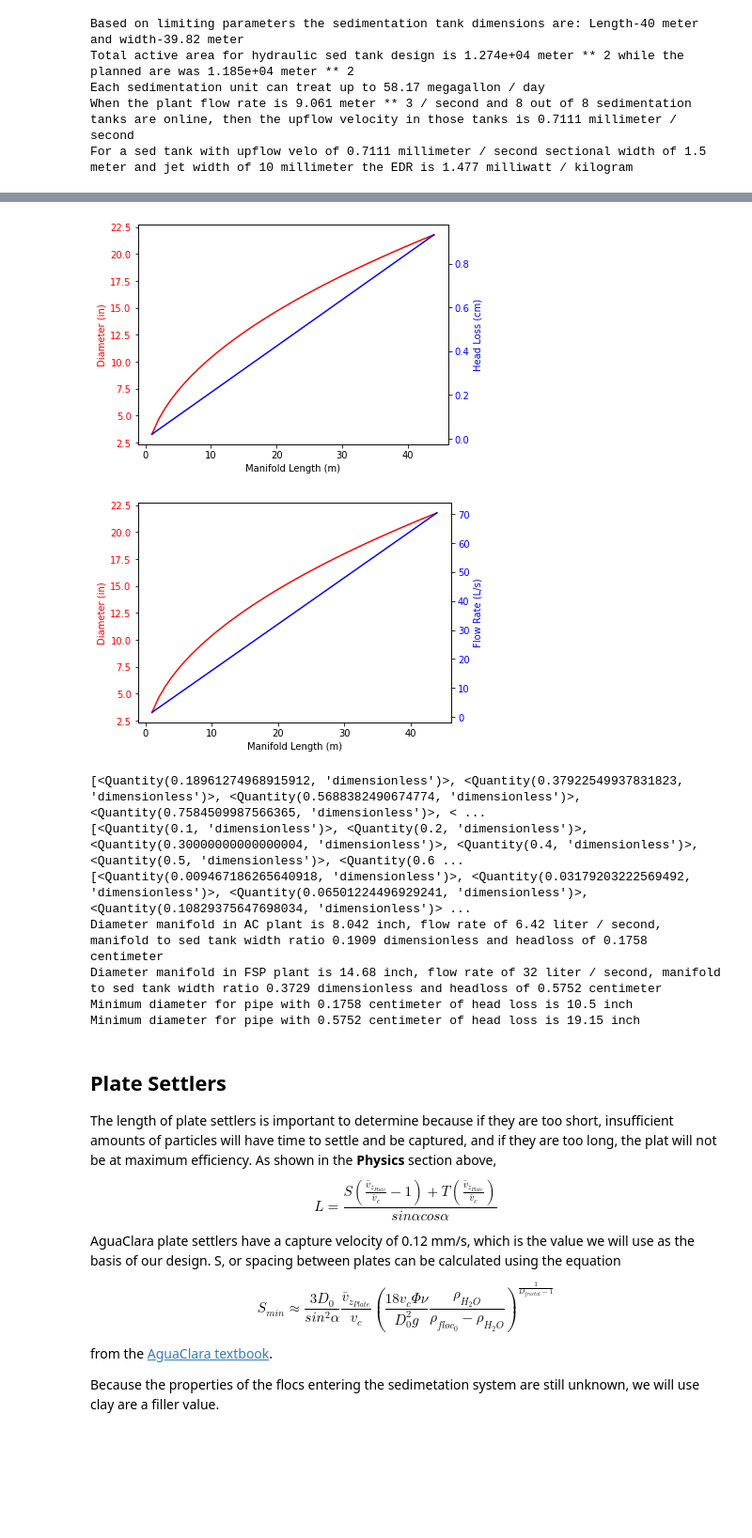
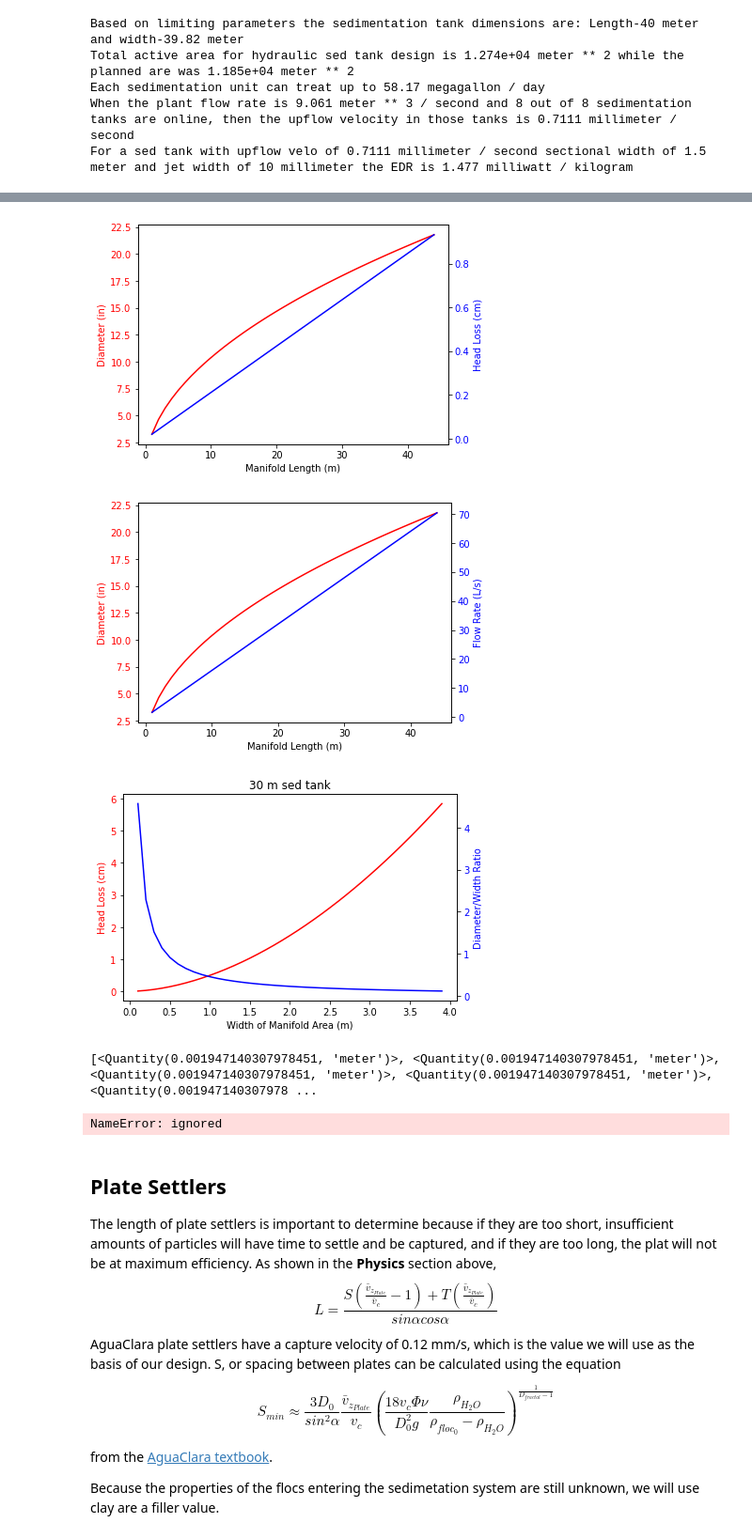
Before and after one commit to MWSteams/4590FSP, a Jupyter notebook: Sedimentation_Hydraulic.ipynb, the cells around one changed output, grey strips where cells are left out. Shown at 94% size. Saved outputs shown, nothing was run; the diff lists cells and outputs as text; code cells hidden in the pictures; blank space fills up the shorter version.

```diff
--- a/Sedimentation_Hydraulic.ipynb
+++ b/Sedimentation_Hydraulic.ipynb
@@ -497,65 +497,99 @@ fig.tight_layout()
 plt.show()
 
 
-length_sed_unit_FSP = 40*u.m
+length_sed_unit_FSP = 30*u.m
 width_section = 1*u.m
 widths=[]
 headloss=[]
-w_diam_ratio=[]
+d_w_ratio=[]
 
 for w in np.arange(0.1,4,.1):
   w=w*u.m
   manifold_w=manifold(W_Diffuser , max_V , w , length_sed_unit_FSP  , Ratio_flow)
-  wd=(w/manifold_w[0])
-  w_diam_ratio.append(wd.to(u.dimensionless))
+  wd=(manifold_w[0]/w).to(u.dimensionless)
+  d_w_ratio.append(wd)
   hl=ac.headloss_major_pipe(manifold_w[1], manifold_w[0],length_sed_unit_FSP, Nu, Roughness )
   widths.append(w/u.m)
   headloss.append(hl.to(u.cm)/u.cm)
 
-print(w_diam_ratio)
+
+## plot width/diameter ratio and headloss for each manifold area width
+fig, ax1 = plt.subplots()
+ax1.set_xlabel('Width of Manifold Area (m)')
+ax1.set_ylabel('Head Loss (cm)', color='red')
+ax1.plot(widths, headloss, color='red')
+ax1.tick_params(axis='y', labelcolor='red')
+
+ax2 = ax1.twinx()  #create a second y axis
+
+ax2.set_ylabel('Diameter/Width Ratio', color='blue')  #
+ax2.plot(widths, d_w_ratio, color='blue')
+ax2.tick_params(axis='y', labelcolor='blue')
+
+l=length_sed_unit_FSP/u.m
+plt.title('%i m sed tank' %l)
+
+fig.tight_layout()
+plt.show()
+
+widths=[]
+lenghts=[]
+d_w_ratio=[]
+headloss=[]
+
+# plot w/d ratio on x axis
+for l in range(1,45):
+  l=l*u.m
+  for w in np.arange(0.1,4,0.1):
+    w=w*u.m
+    manifold_size=manifold(W_Diffuser , max_V , w , l  , Ratio_flow)
+    hl=ac.headloss_major_pipe(manifold_w[1], manifold_w[0],l, Nu, Roughness )
+    dw=(manifold_size[0]/w).to(u.dimensionless)
+    headloss.append(hl)
+    d_w_ratio.append(dw)
+    widths.append(w/u.m)
+    lengths.append(l/u.m)
+
+print(headloss)
+print(d_w_watio)
 print(widths)
-print(headloss)
-
+print(lengths)
 
 
 # number of diffusers based on standard AC design
 n_diffusers_AC = (L_Sed / (5*u.cm)).to(u.dimensionless)
 n_diffusers_FSP = ( length_sed_unit_FSP/ (5*u.cm)).to(u.dimensionless)
 
 # Head loss in manifold function from AC Core
 head_loss_manifold_AC_2 = ac.headloss_manifold(manifold_AC[1], manifold_AC[0], L_Sed, KMinor_manifold, Nu, Roughness,NumOutlets = n_diffusers_AC )
 head_loss_manifold_FSP_2 = ac.headloss_manifold(manifold_FSP[1], manifold_FSP[0], length_sed_unit_FSP, KMinor_manifold, Nu, Roughness, NumOutlets=n_diffusers_FSP )
 
 
 print('Diameter manifold in AC plant is '+str(manifold_AC[0])+', flow rate of '+str(manifold_AC[1])+
       ', manifold to sed tank width ratio '+str(ratio_manifold_sed_AC)+' and headloss of '+str(head_loss_manifold_AC_2.to(u.cm)) )
 print('Diameter manifold in FSP plant is '+str(manifold_FSP[0])+', flow rate of '+str(manifold_FSP[1])+
       ', manifold to sed tank width ratio '+str(ratio_manifold_sed_FSP)+' and headloss of '+str(head_loss_manifold_FSP_2.to(u.cm)) )
 
 
 ## next calculate the diameter of a pipe based on desired max head loss value
 # Issue with the previous analysis is that if works if the headloss is kept low. With our higher flow rates this
 # may not be true
 
 diam_manifold_AC = ac.diam_pipe(manifold_AC[1], head_loss_manifold_AC_2, L_Sed , Nu, Roughness,KMinor_manifold)
 diam_manifold_FSP = ac.diam_pipe(manifold_FSP[1], head_loss_manifold_FSP_2, length_sed_unit_FSP , Nu, Roughness, KMinor_manifold)
 
 # What amount of head loss in the manifold is acceptable? Should we try to keep the head loss as low as in the AC designs?
 # if we do that then we can set the head loss in diam_manifold_FSP equal to head_loss_manifold_AC_2
 # more head loss in the pipe could probably help flow distribution and counter the pressure recovery
 
 print('Minimum diameter for pipe with '+str(head_loss_manifold_AC_2.to(u.cm))+' of head loss is '+str(diam_manifold_AC.to(u.inch)))
 print('Minimum diameter for pipe with '+str(head_loss_manifold_FSP_2.to(u.cm))+' of head loss is '+str(diam_manifold_FSP.to(u.inch)))
 # %% [output]
 [figure]
 [figure]
+[figure, added]
-[<Quantity(0.18961274968915912, 'dimensionless')>, <Quantity(0.37922549937831823, 'dimensionless')>, <Quantity(0.5688382490674774, 'dimensionless')>, <Quantity(0.7584509987566365, 'dimensionless')>, < ...
-[<Quantity(0.1, 'dimensionless')>, <Quantity(0.2, 'dimensionless')>, <Quantity(0.30000000000000004, 'dimensionless')>, <Quantity(0.4, 'dimensionless')>, <Quantity(0.5, 'dimensionless')>, <Quantity(0.6 ...
-[<Quantity(0.009467186265640918, 'dimensionless')>, <Quantity(0.03179203222569492, 'dimensionless')>, <Quantity(0.06501224496929241, 'dimensionless')>, <Quantity(0.10829375647698034, 'dimensionless')> ...
-Diameter manifold in AC plant is 8.042 inch, flow rate of 6.42 liter / second, manifold to sed tank width ratio 0.1909 dimensionless and headloss of 0.1758 centimeter
-Diameter manifold in FSP plant is 14.68 inch, flow rate of 32 liter / second, manifold to sed tank width ratio 0.3729 dimensionless and headloss of 0.5752 centimeter
-Minimum diameter for pipe with 0.1758 centimeter of head loss is 10.5 inch
-Minimum diameter for pipe with 0.5752 centimeter of head loss is 19.15 inch
+[<Quantity(0.001947140307978451, 'meter')>, <Quantity(0.001947140307978451, 'meter')>, <Quantity(0.001947140307978451, 'meter')>, <Quantity(0.001947140307978451, 'meter')>, <Quantity(0.001947140307978 ...
+NameError: ignored
 # %% [markdown]
 ## Plate Settlers
 
```
